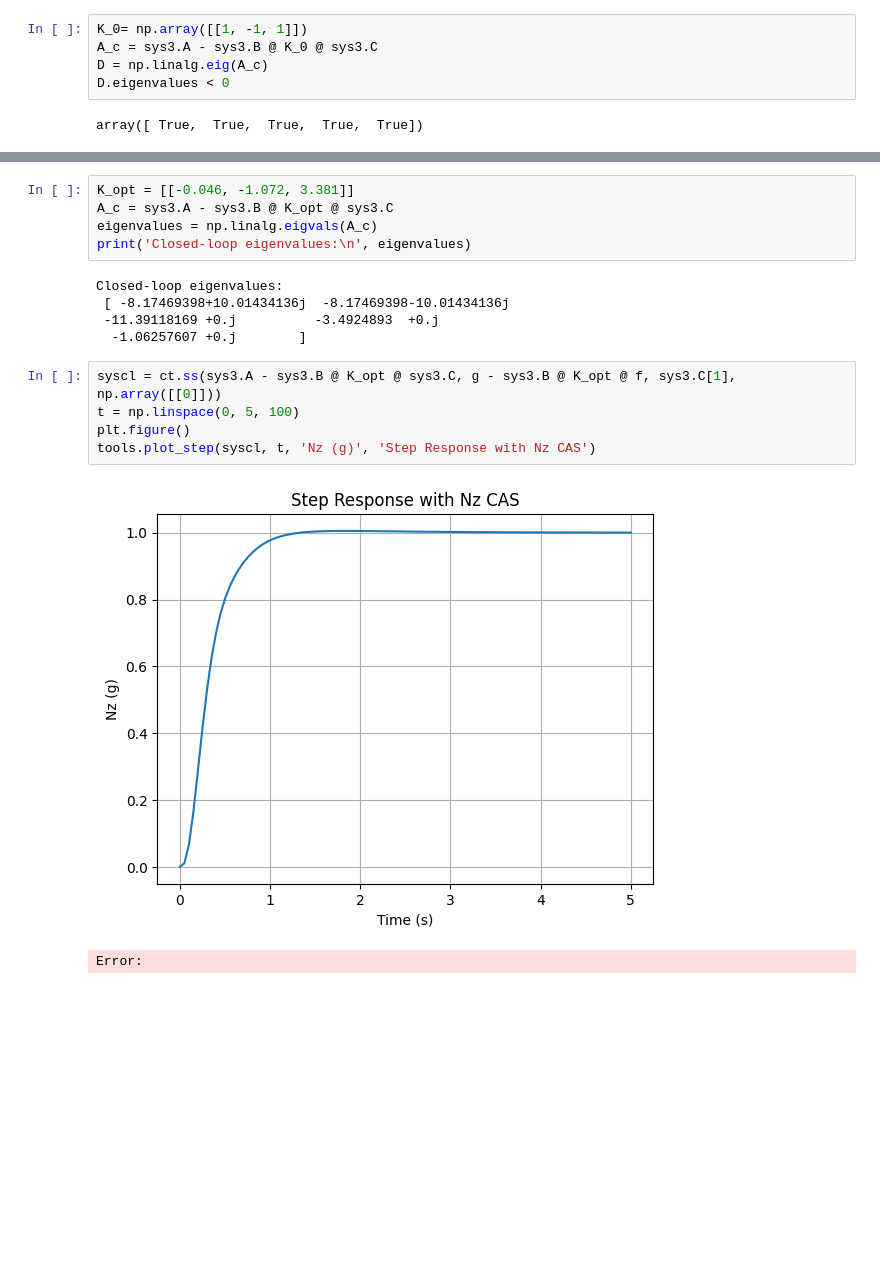
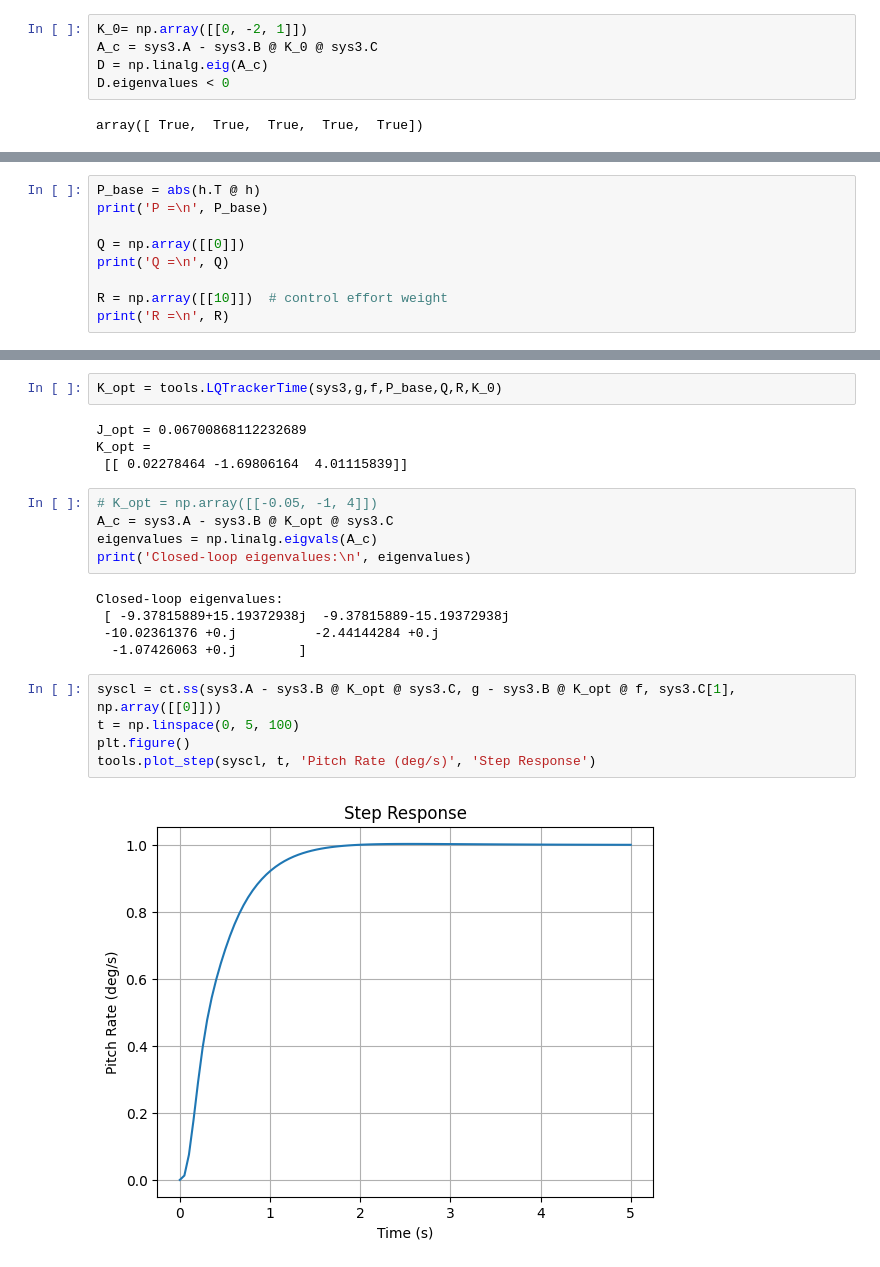
Before and after one commit to jeheneghan/StevensAndLewis, a Jupyter notebook: scripts/examples/LQPitchRateCas.ipynb, the cells around one changed output, grey strips where cells are left out. Saved outputs shown, nothing was run; the diff lists cells and outputs as text; blank space fills up the shorter version.

Commit message:
Got LQ tracker time working.

```diff
--- a/scripts/examples/LQPitchRateCas.ipynb
+++ b/scripts/examples/LQPitchRateCas.ipynb
@@ -128,7 +126,7 @@ R =
 # %% [markdown]
 #### Check Stability of Initial Guess
 # %%
-K_0= np.array([[1, -1, 1]])
+K_0= np.array([[0, -2, 1]])
 A_c = sys3.A - sys3.B @ K_0 @ sys3.C
 D = np.linalg.eig(A_c)
 D.eigenvalues < 0
@@ -246,0 +135,9 @@ for i in range(2):
+# %%
+P_base = abs(h.T @ h)
+print('P =\n', P_base)
+
+Q = np.array([[0]])
+print('Q =\n', Q)
+
+R = np.array([[10]])  # control effort weight
+print('R =\n', R)
@@ -247,18 +155,23 @@ for i in range(2):
+# %%
+K_opt = tools.LQTrackerTime(sys3,g,f,P_base,Q,R,K_0)
+# %% [output]
+J_opt = 0.06700868112232689
+K_opt =
+ [[ 0.02278464 -1.69806164  4.01115839]]
 # %%
-K_opt = [[-0.046, -1.072, 3.381]]
+# K_opt = np.array([[-0.05, -1, 4]])
 A_c = sys3.A - sys3.B @ K_opt @ sys3.C
 eigenvalues = np.linalg.eigvals(A_c)
 print('Closed-loop eigenvalues:\n', eigenvalues)
 # %% [output]
 Closed-loop eigenvalues:
- [ -8.17469398+10.01434136j  -8.17469398-10.01434136j
- -11.39118169 +0.j          -3.4924893  +0.j
-  -1.06257607 +0.j        ]
+ [ -9.37815889+15.19372938j  -9.37815889-15.19372938j
+ -10.02361376 +0.j          -2.44144284 +0.j
+  -1.07426063 +0.j        ]
 # %%
 syscl = ct.ss(sys3.A - sys3.B @ K_opt @ sys3.C, g - sys3.B @ K_opt @ f, sys3.C[1], np.array([[0]]))
 t = np.linspace(0, 5, 100)
 plt.figure()
-tools.plot_step(syscl, t, 'Nz (g)', 'Step Response with Nz CAS')
+tools.plot_step(syscl, t, 'Pitch Rate (deg/s)', 'Step Response')
 # %% [output]
-[figure, old version]
+[figure, new version]
-Error:
```
Also changed, not shown: parts of 13 cells of this notebook, 1 other file.
